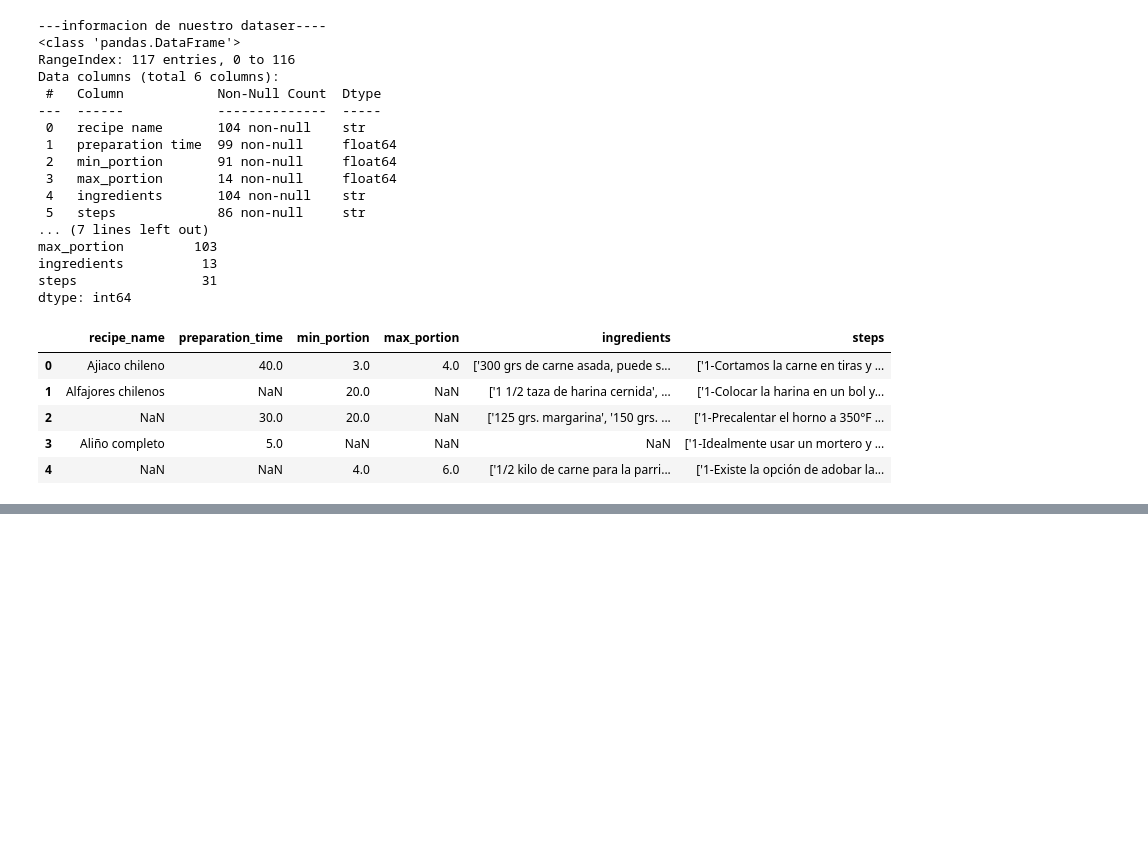
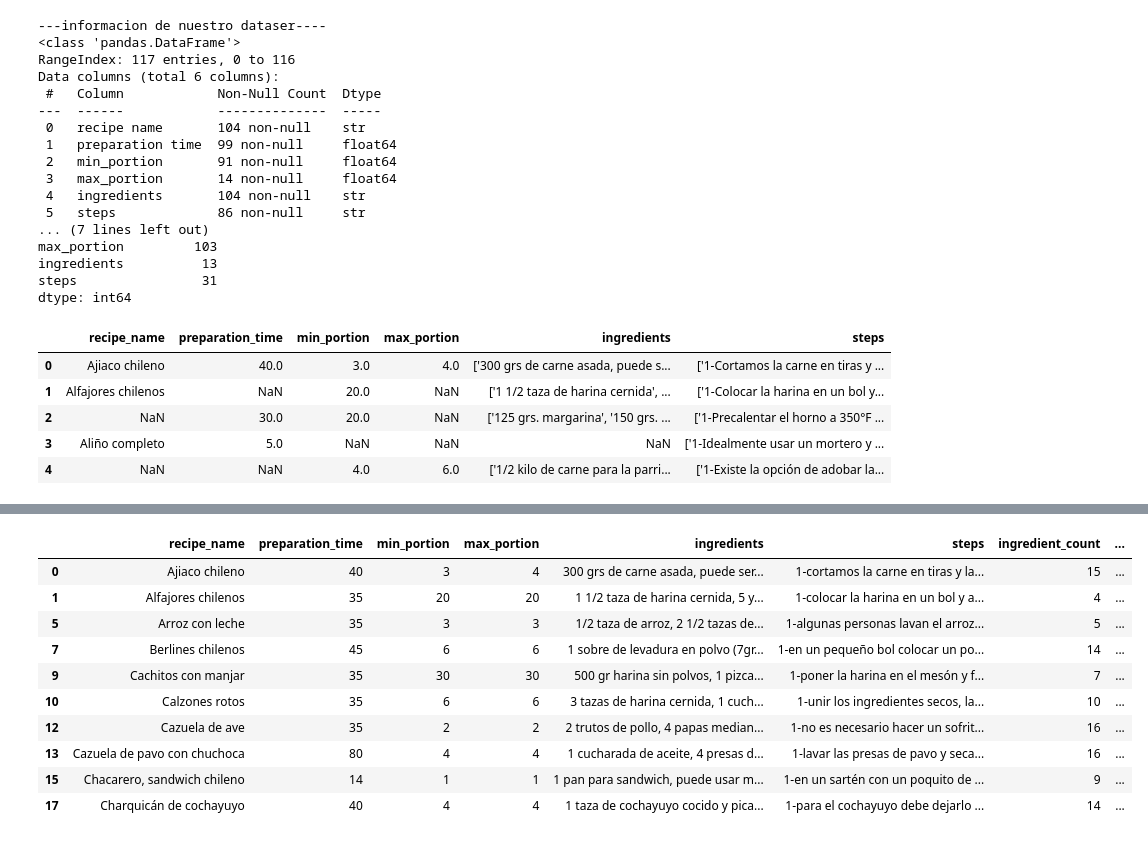
Before and after one commit to Leonardojrv/MineriaDatos, a Jupyter notebook: etl/etl.ipynb, the cells around one changed output, grey strips where cells are left out. Cells and saved outputs as stored; diff of their text form; code cells hidden in the pictures; blank space fills up the shorter version.

```diff
--- a/etl/etl.ipynb
+++ b/etl/etl.ipynb
@@ -222,0 +217,7 @@ Valores nulos es la columna "steps":  26
+# %%
+#new column ingredient count
+#gracias a apply recorreremos la columna ingredientes y junto a la funcion lambda
+#contara las comas y las determinara como un ingrediente
+df['ingredient_count'] = df['ingredients'].apply(lambda x: len(str(x).split(',')) if pd.notnull(x) else 0)
+
+display(df.head(10))
@@ -222,0 +236,26 @@ Valores nulos es la columna "steps":  26
+# %%
+#new column nivel de dificultad por tiempo
+
+def categorizar_tiempo(tiempo):
+    if tiempo <= 20:
+        return 'duracion Rapida'
+    elif tiempo <= 60:
+        return 'duracion Media '
+    else:
+        return 'duracion Larga'
+
+df['difficulty_level'] = df['preparation_time'].apply(categorizar_tiempo)
+
+display(df.head(10))
+# %% [output]
+|  | recipe_name | preparation_time | min_portion | max_portion | ingredients | steps | ingredient_count | ... |
+| 0 | Ajiaco chileno | 40 | 3 | 4 | 300 grs de carne asada, puede ser... | 1-cortamos la carne en tiras y la... | 15 | ... |
+| 1 | Alfajores chilenos | 35 | 20 | 20 | 1 1/2 taza de harina cernida, 5 y... | 1-colocar la harina en un bol y a... | 4 | ... |
+| 5 | Arroz con leche | 35 | 3 | 3 | 1/2 taza de arroz, 2 1/2 tazas de... | 1-algunas personas lavan el arroz... | 5 | ... |
+| 7 | Berlines chilenos | 45 | 6 | 6 | 1 sobre de levadura en polvo (7gr... | 1-en un pequeño bol colocar un po... | 14 | ... |
+| 9 | Cachitos con manjar | 35 | 30 | 30 | 500 gr harina sin polvos, 1 pizca... | 1-poner la harina en el mesón y f... | 7 | ... |
+| 10 | Calzones rotos | 35 | 6 | 6 | 3 tazas de harina cernida, 1 cuch... | 1-unir los ingredientes secos, la... | 10 | ... |
+| 12 | Cazuela de ave | 35 | 2 | 2 | 2 trutos de pollo, 4 papas median... | 1-no es necesario hacer un sofrit... | 16 | ... |
+| 13 | Cazuela de pavo con chuchoca | 80 | 4 | 4 | 1 cucharada de aceite, 4 presas d... | 1-lavar las presas de pavo y seca... | 16 | ... |
+| 15 | Chacarero, sandwich chileno | 14 | 1 | 1 | 1 pan para sandwich, puede usar m... | 1-en un sartén con un poquito de ... | 9 | ... |
+| 17 | Charquicán de cochayuyo | 40 | 4 | 4 | 1 taza de cochayuyo cocido y pica... | 1-para el cochayuyo debe dejarlo ... | 14 | ... |
```
Also changed, not shown: parts of 10 cells of this notebook, 4 other files.
